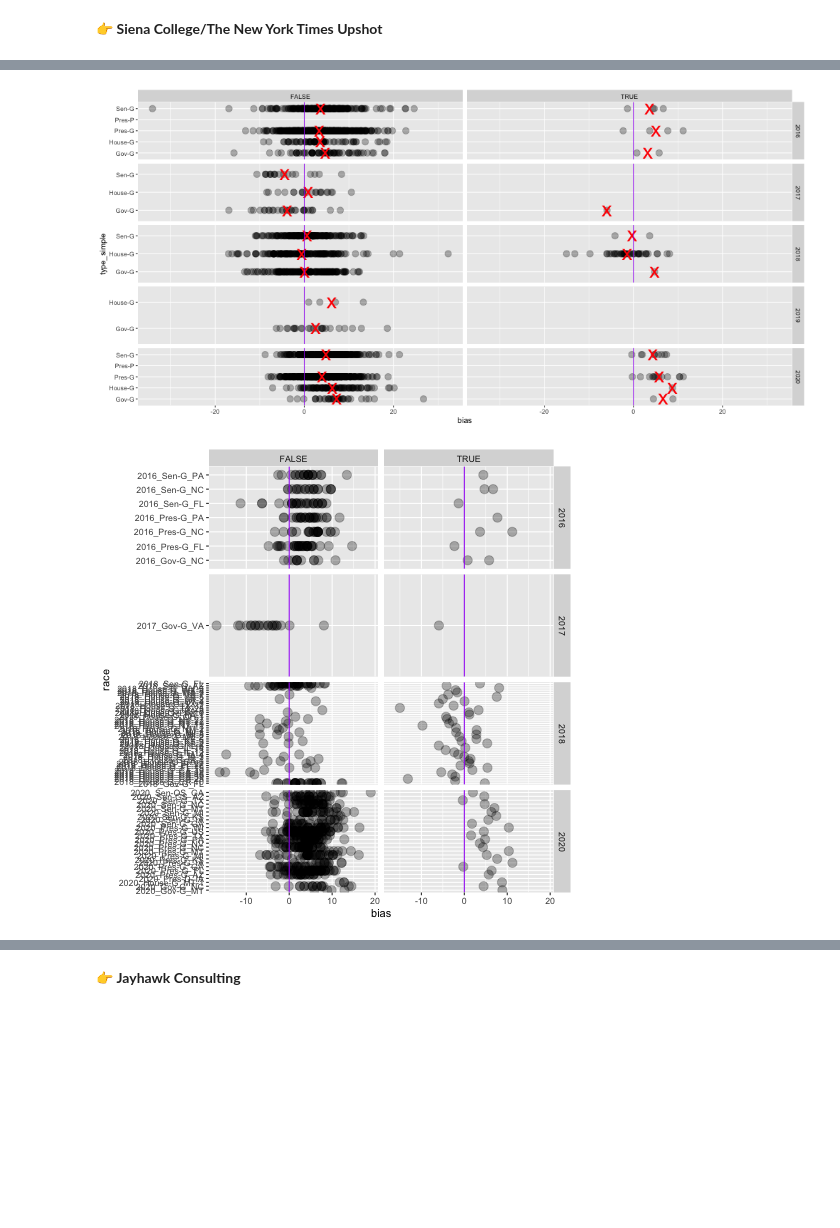
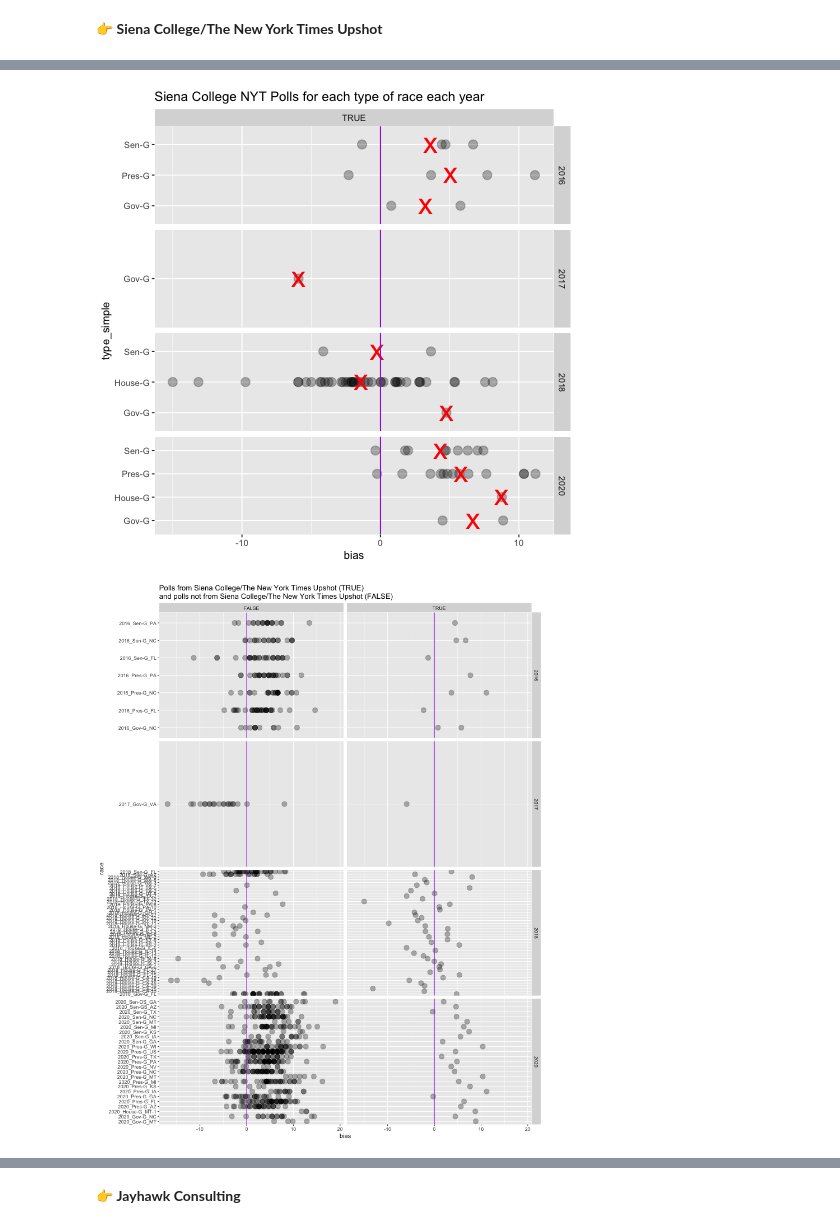
Before and after one commit to data4news-students/polling-exploration-test-team, a Jupyter notebook: notebook-3.ipynb, the cells around one changed output, grey strips where cells are left out. Drawn from its saved outputs; the diff is of its cells as text; code cells hidden in the pictures; blank space fills up the shorter version.

```diff
--- a/notebook-3.ipynb
+++ b/notebook-3.ipynb
@@ -65,7 +67,7 @@ The cell below loads the same data in R:
 # %%
 %%R
 
-df <- read_csv('raw-polls.csv')
+df <- read_csv('raw-polls.csv') %>% filter(type_simple != 'Pres-P')
 
 df
 # %% [output]
@@ -108,52 +110,68 @@ df.query('pollster=="Siena College/The New York Times Upshot"').head(2)
 | 8112 | 47325 | 74070 | 52 | 2016 | 2016_Gov-G_NC | NC | Gov-G | Gov-G | Siena College/The New York Times ... | ... |
 | 8116 | 47325 | 74050 | 62 | 2016 | 2016_Sen-G_NC | NC | Sen-G | Sen-G | Siena College/The New York Times ... | ... |
 # %%
-%%R -w 1000
+%%R
 
+# plot_type_1 is a function that plots the bias on polls for a particular pollster along with the mean bias
 
+# define a function
+#    - plot_type_1 is the name of the function
+#    - pollster_to_plot is the input to the function
 plot_type_1 <- function(pollster_to_plot) {
 
+    # filter to only polls from that pollster
     pollster_df <- df %>% filter(pollster==pollster_to_plot)
-    ggplot(df %>% filter(year>=2016)) +
+
+    # plot them, along with the mean for each type of race in each year
+    ggplot(pollster_df) +
         aes(x=bias, y=type_simple) +
         geom_point(size=4, alpha=.3) +
         stat_summary(fun.y=mean, geom="point", shape='x',
                      size=10, color="red", alpha=1) +
         geom_vline(aes(xintercept=0), color="purple") +
         facet_grid(year~pollster==pollster_to_plot, scales='free_y')
 }
 
 
-plot_type_1('Siena College/The New York Times Upshot')
+plot_type_1('Siena College/The New York Times Upshot') +
+    labs(title="Siena College NYT Polls for each type of race each year")
 # %% [output]
-[figure, old version]
+[figure, new version]
 # %%
-%%R
+%%R -w 800 -h 1000
 
+# base_plot is a function that plots the bias on polls for a particular pollster
+#           compared to polls from all other pollsters that have polled in the same race
 
+# define a function
+#     base_plot - name of this function
+#     pollster_to_plot - input to this function
 base_plot <- function(pollster_to_plot) {
-    # code inside the function
 
+    # filter to only polls from pollster_to_plot
     pollster_df <- df %>% filter(pollster==pollster_to_plot)
 
+    # get a unique list of races where that pollster has polled
     only_races_this_pollster_has_polled <- pollster_df$race %>% unique()
 
-    polls_from_races_this_pollster_has_polled <- df %>% filter(race %in% only_races_this_pollster_has_polled)
+    # get ALL polls from those races
+    polls_from_races_this_pollster_has_polled <- df %>%
+        filter(race %in% only_races_this_pollster_has_polled)
 
-
+    # plot them
     ggplot(polls_from_races_this_pollster_has_polled) +
         aes(x=bias, y=race) +
         geom_point(size=4, alpha=.3) +
         geom_vline(aes(xintercept=0), color="purple")
-
 }
 
 
-
-base_plot('Siena College/The New York Times Upshot')  +
-        facet_grid(year~pollster==pollster_to_plot, scales='free_y')
+my_pollster <- 'Siena College/The New York Times Upshot'
+base_plot(my_pollster)  +
+        facet_grid(year~pollster==my_pollster, scales='free_y') +
+        labs(title=paste("Polls from", my_pollster, "(TRUE) \nand polls not from", my_pollster,"(FALSE)"))
 # %% [output]
-[figure, old version]
+[figure, new version]
 # %% [markdown]
 - not very far off, when they're off they're about as off as the average of all the other polls
 - 2016 polls onwards only
```
Also changed, not shown: parts of 22 cells of this notebook.
